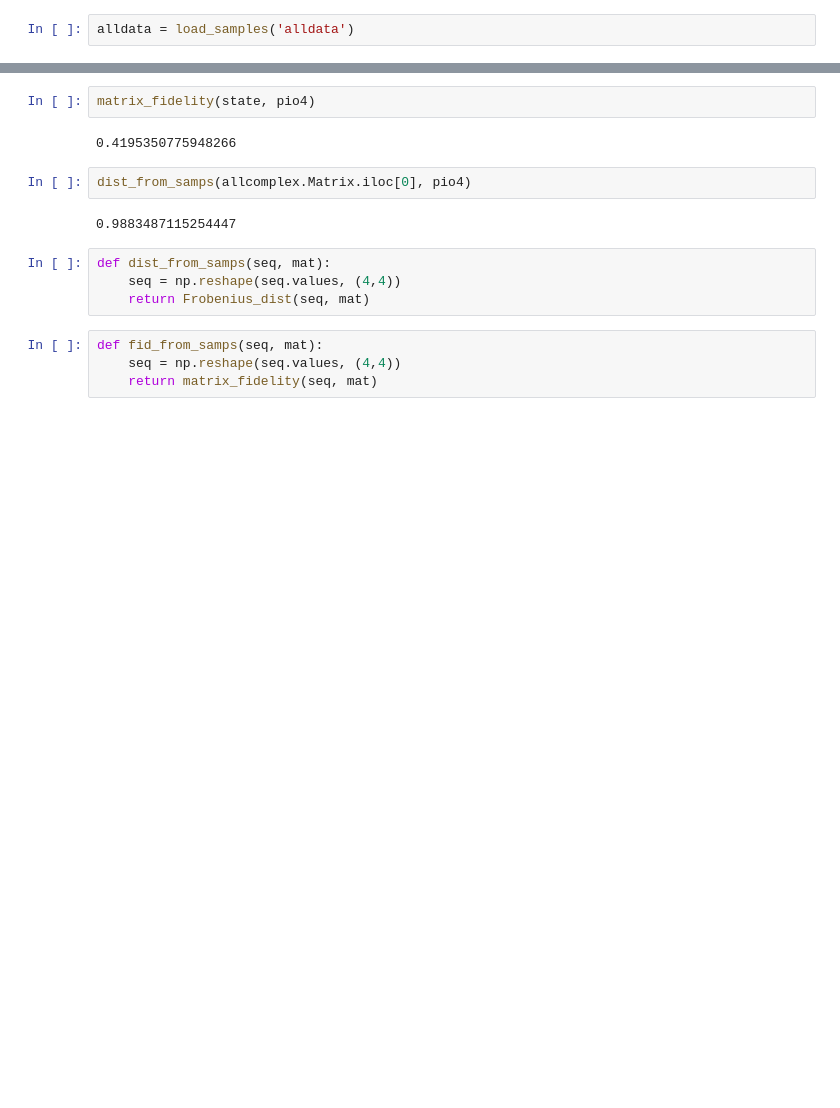
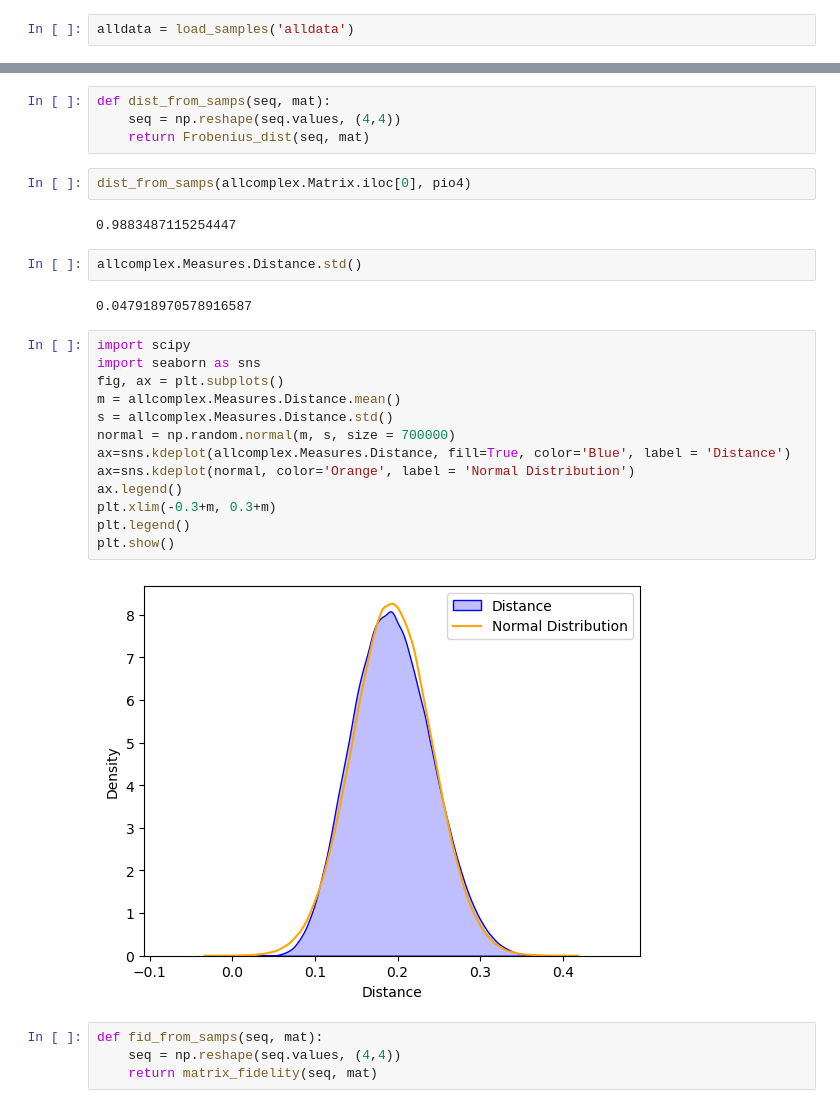
Before and after one commit to jkwiecien765/WernerTomography2, a Jupyter notebook: werner.ipynb, the cells around one changed output, grey strips where cells are left out. Drawn from its saved outputs; the diff is of its cells as text; blank space fills up the shorter version.

```diff
--- a/werner.ipynb
+++ b/werner.ipynb
@@ -889,15 +859,30 @@ state=rand_PSDM(4)
-# %%
-matrix_fidelity(state, pio4)
-# %% [output]
-0.4195350775948266
+# %%
+def dist_from_samps(seq, mat):
+    seq = np.reshape(seq.values, (4,4))
+    return Frobenius_dist(seq, mat)
 # %%
 dist_from_samps(allcomplex.Matrix.iloc[0], pio4)
 # %% [output]
 0.9883487115254447
-# %%
-def dist_from_samps(seq, mat):
-    seq = np.reshape(seq.values, (4,4))
-    return Frobenius_dist(seq, mat)
+# %%
+allcomplex.Measures.Distance.std()
+# %% [output]
+0.047918970578916587
+# %%
+import scipy
+import seaborn as sns
+fig, ax = plt.subplots()
+m = allcomplex.Measures.Distance.mean()
+s = allcomplex.Measures.Distance.std()
+normal = np.random.normal(m, s, size = 700000)
+ax=sns.kdeplot(allcomplex.Measures.Distance, fill=True, color='Blue', label = 'Distance')
+ax=sns.kdeplot(normal, color='Orange', label = 'Normal Distribution')
+ax.legend()
+plt.xlim(-0.3+m, 0.3+m)
+plt.legend()
+plt.show()
+# %% [output]
+[figure, added]
 # %%
 def fid_from_samps(seq, mat):
     seq = np.reshape(seq.values, (4,4))
```
Also changed, not shown: parts of 35 cells of this notebook, 4 other files.
